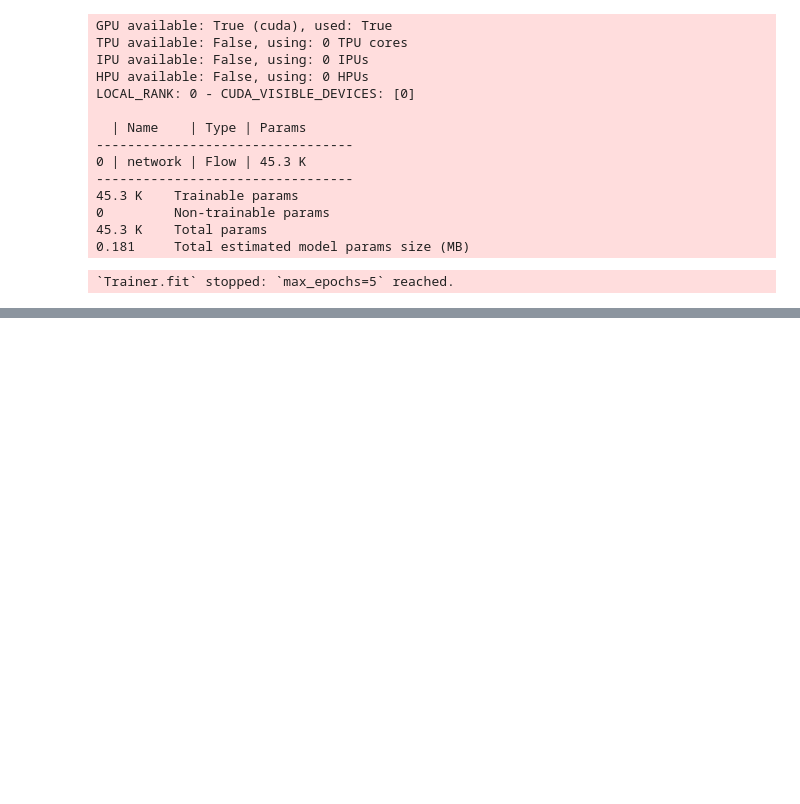
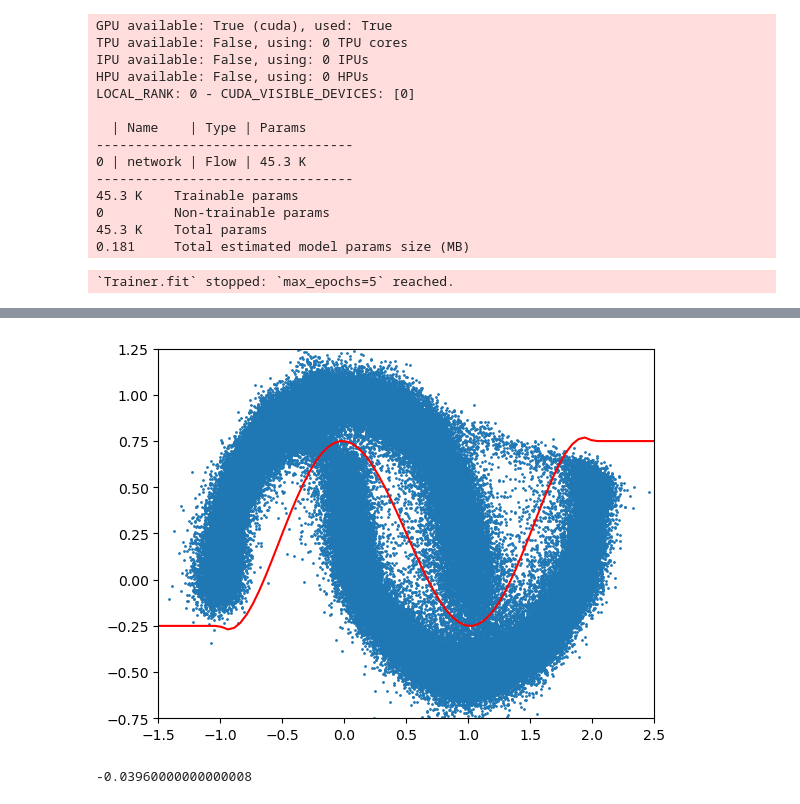
Before and after one commit to smsharma/jet-setting, a Jupyter notebook: notebooks/02_two_moons.ipynb, the cells around one changed output, grey strips where cells are left out. Cells and saved outputs as stored; diff of their text form; code cells hidden in the pictures; blank space fills up the shorter version.

```diff
--- a/notebooks/02_two_moons.ipynb
+++ b/notebooks/02_two_moons.ipynb
@@ -278,0 +333,9 @@ plt.show()
+# %%
+plt.scatter(samples[:,:,0],samples[:,:,1],s=1)
+xs = np.linspace(-2,3,100)
+plt.plot(xs,f_between_moons(xs), c="r")
+plt.xlim(-1.5,2.5)
+plt.ylim(-0.75,1.25)
+plt.show()
+# %% [output]
+[figure, added]
@@ -278,0 +344,5 @@ plt.show()
+# %%
+mean_counts = np.mean(counts_upper_moon)
+print((mean_counts-points_per_set/2))
+# %% [output]
+-0.03960000000000008
```
Also changed, not shown: parts of 13 cells of this notebook.
